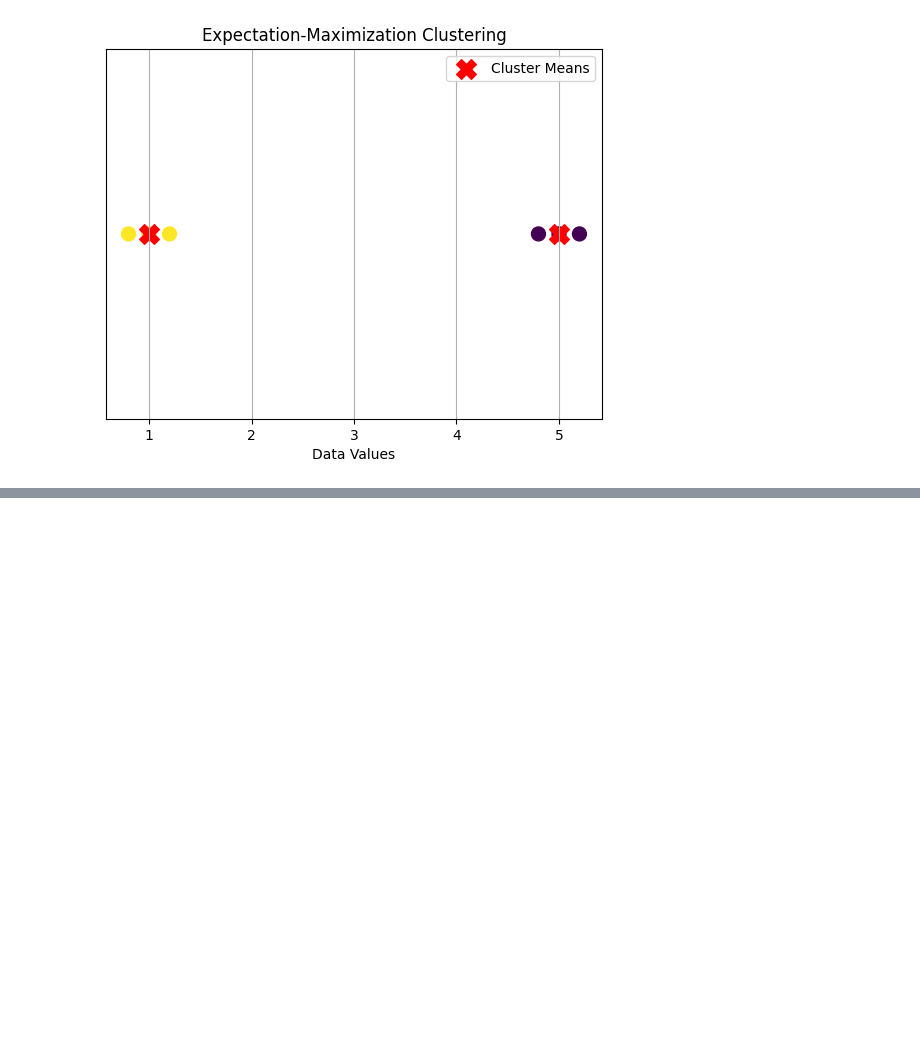
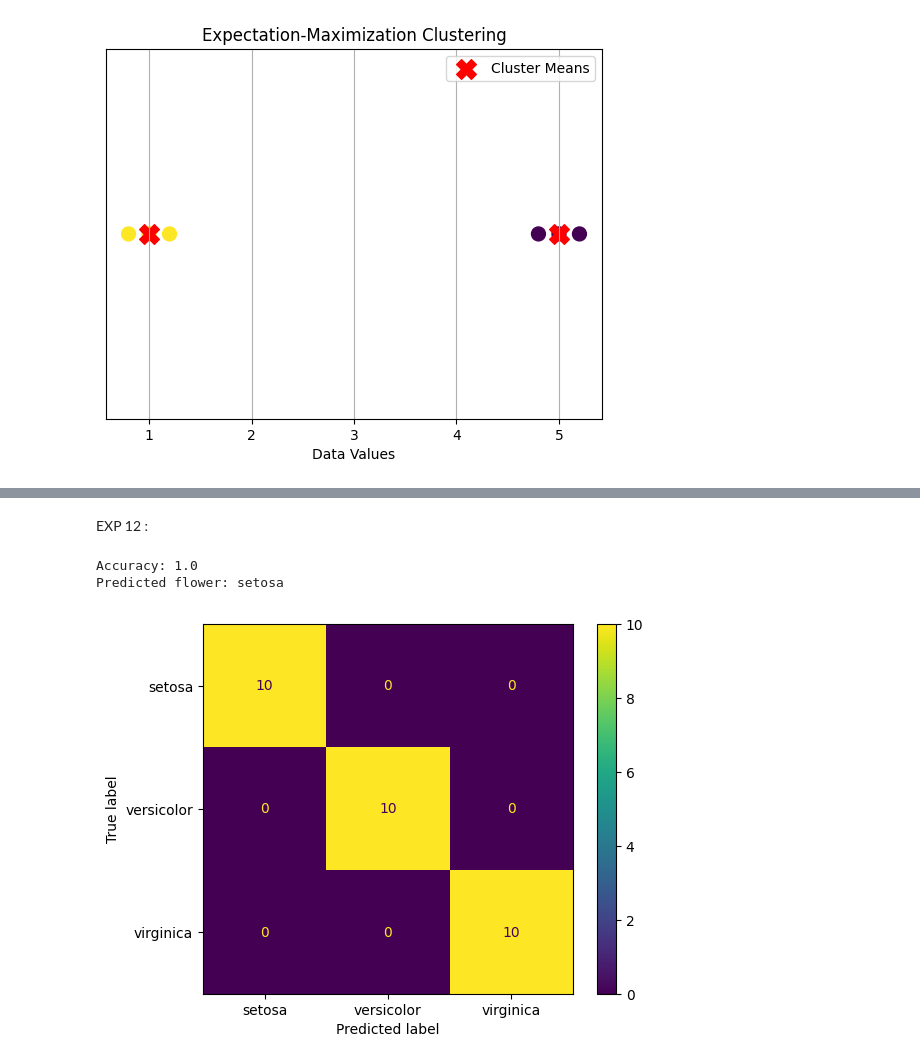
Before and after one commit to thrka33/ITA0604-ML, a Jupyter notebook: ML_lab.ipynb, the cells around one changed output, grey strips where cells are left out. Saved outputs shown, nothing was run; the diff lists cells and outputs as text; code cells hidden in the pictures; blank space fills up the shorter version.

```diff
--- a/ML_lab.ipynb
+++ b/ML_lab.ipynb
@@ -403,0 +438,28 @@ Cluster means: [5. 1.]
+# %% [markdown]
+EXP 12 :
+# %%
+from sklearn.datasets import load_iris
+from sklearn.model_selection import train_test_split
+from sklearn.neighbors import KNeighborsClassifier
+from sklearn.metrics import accuracy_score, ConfusionMatrixDisplay
+import matplotlib.pyplot as plt
+
+iris = load_iris()
+X_train, X_test, y_train, y_test = train_test_split(
+    iris.data, iris.target, test_size=0.2,
+    random_state=42, stratify=iris.target)
+
+model = KNeighborsClassifier(n_neighbors=5)
+model.fit(X_train, y_train)
+pred = model.predict(X_test)
+
+print("Accuracy:", accuracy_score(y_test, pred))
+print("Predicted flower:", iris.target_names[
+    model.predict([[5.1, 3.5, 1.4, 0.2]])[0]])
+ConfusionMatrixDisplay.from_predictions(
+    y_test, pred, display_labels=iris.target_names)
+plt.show()
+# %% [output]
+Accuracy: 1.0
+Predicted flower: setosa
+[figure, added]
```
Also changed, not shown: parts of 19 cells of this notebook.
